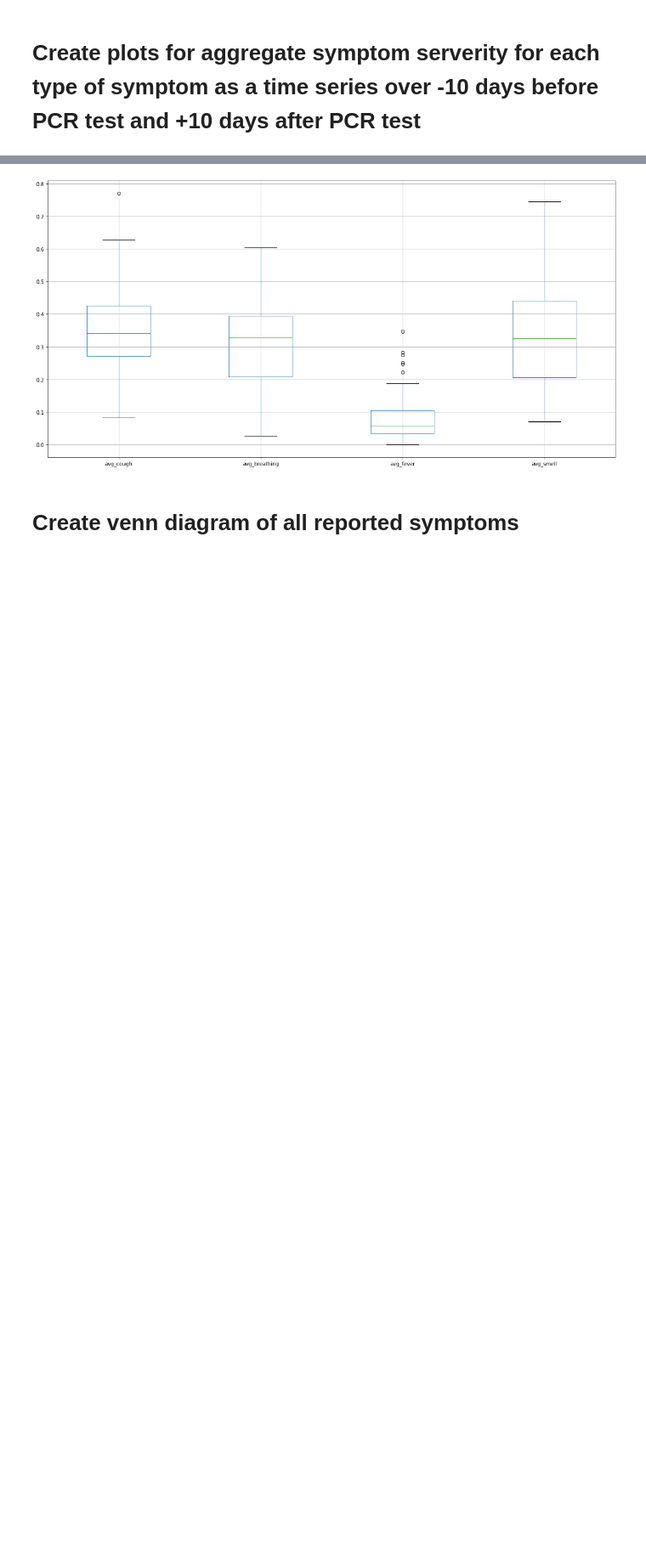
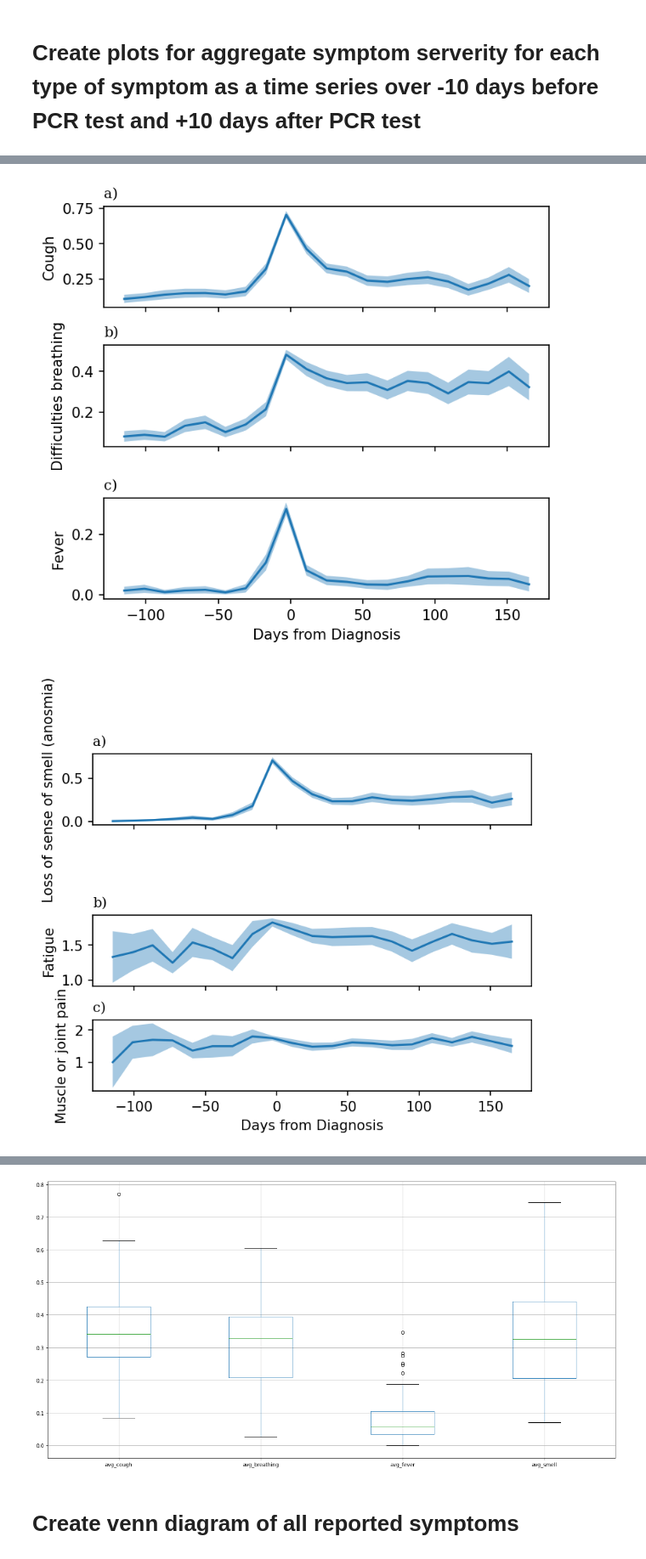
Before and after one commit to yatharthranjan/covid-collab-analysis, a Jupyter notebook: symptoms_and_diagnosis.ipynb, the cells around one changed output, grey strips where cells are left out. Shown at 85% size. Cells and saved outputs as stored; diff of their text form; code cells hidden in the pictures; blank space fills up the shorter version.

```diff
--- a/symptoms_and_diagnosis.ipynb
+++ b/symptoms_and_diagnosis.ipynb
@@ -342,6 +306,6 @@ len(diagnosis[(pd.isnull(diagnosis['task_who_value'])) | (pd.isnull(diagnosis['t
 # %%
-# Filter for only self and PCR test.
-diagnosis_filtered = diagnosis[(diagnosis['task_who_value'] == 0.0) & (diagnosis['task_how_value'] == 0.0)]
+# Filter for only self and all test reports  #previously was only using PCR test.
+diagnosis_filtered = diagnosis[(diagnosis['task_who_value'] == 0.0)]# & (diagnosis['task_how_value'] == 0.0)]
 # %%
 len(diagnosis_filtered['id'].unique())
 # %% [output]
@@ -488,0 +456,5 @@ progress: 194881K
+# %%
+resample_freq = '14D'
+final_df_grouped = final_df.reset_index()
+final_df_grouped['days_from_diagnosis'] = pd.to_timedelta(final_df_grouped['days_from_diagnosis'], unit='D')
+final_df_grouped = final_df_grouped.resample(resample_freq, on='days_from_diagnosis')
@@ -488,0 +478,9 @@ progress: 194881K
+# %%
+# days_before = -126
+# days_after = 168
+days_before = pd.to_timedelta(-126, unit='D')
+days_after = pd.to_timedelta(168, unit='D')
+mean = final_df_grouped.mean().loc[days_before: days_after]
+std = final_df_grouped.std().loc[days_before: days_after]
+count = final_df_grouped.count().loc[days_before: days_after]
+ci = 1.96 * std / (count ** .5)
@@ -488,0 +537,28 @@ progress: 194881K
+# %%
+import matplotlib.pyplot as plt
+import matplotlib
+
+i = 0
+for col in mean.columns:
+
+    if 'arousal' in col or 'valence' in col:
+        continue
+
+    if i%3==0:
+        fig, axes = plt.subplots(3, 1, sharex=True, constrained_layout=True, figsize=(5, 4.5), dpi=150)
+
+    ax = axes[i%3]
+
+    ax.plot(mean.index.days, mean[col])
+
+    ax.fill_between(mean.index.days, (mean[col]-ci[col]), (mean[col]+ci[col]), alpha=0.4)
+
+    ax.set_xlabel('')
+    ax.set_title('')
+    ax.set_ylabel(col)
+    ax.set_title(['a)','b)','c)'][i%3], fontfamily='serif', loc='left', fontsize='medium')
+    plt.xlabel('Days from Diagnosis')
+    i += 1
+# %% [output]
+[figure, added]
+[figure, added]
```
Also changed, not shown: parts of 26 cells of this notebook, 1 other file.
